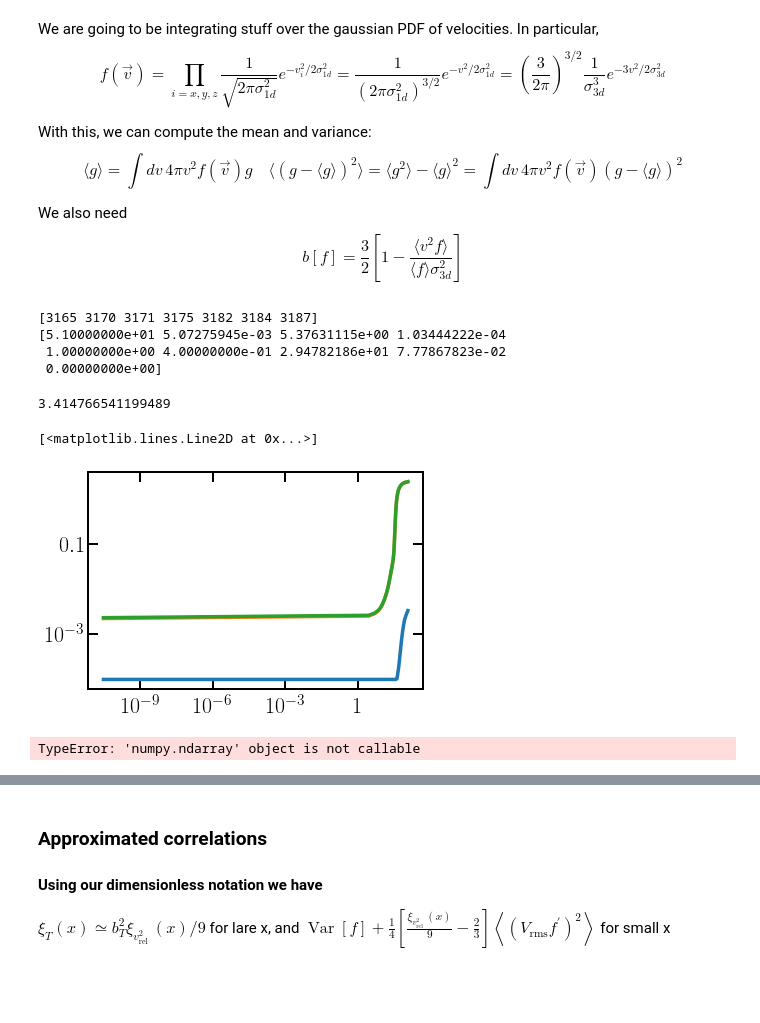
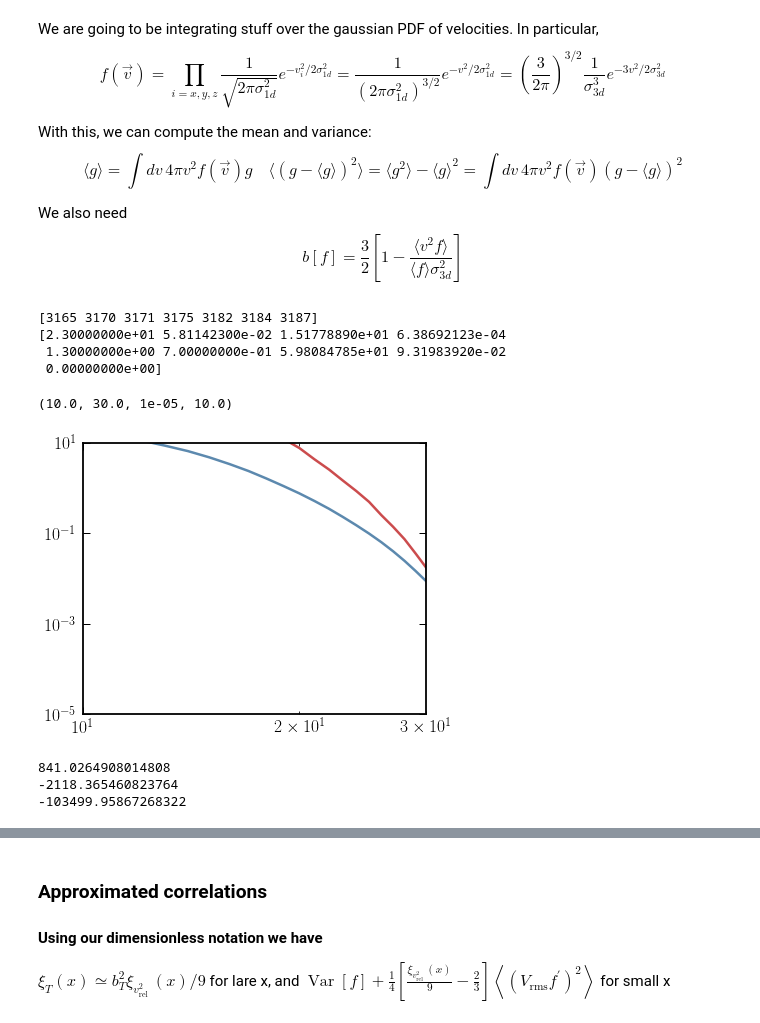
Before and after one commit to hongwanliu/millicharged_DM_with_bath, a Jupyter notebook: notebooks/Fluctuations_Working_Notebook.ipynb, the cells around one changed output, grey strips where cells are left out. Saved outputs shown, nothing was run; the diff lists cells and outputs as text; code cells hidden in the pictures; blank space fills up the shorter version.

```diff
--- a/notebooks/Fluctuations_Working_Notebook.ipynb
+++ b/notebooks/Fluctuations_Working_Notebook.ipynb
@@ -197,7 +227,7 @@ xA_data = scipy.io.loadmat('/users/hongwan/Dropbox (Princeton)/Fluctuations/for_
 
 # These are the entries where X-ray heating is small. Pick any of these indices.
 print(np.argwhere(xA_param['PTout'][:,3] < 1e-3).flatten()[-7:])
-ind = 3165
+ind = 3184
 
 # print(xA_param['PTout'].shape)
 print(xA_param['PTout'][ind, :])
@@ -212,19 +242,22 @@ xA_ary[xA_ary <= 0] = 1e-100
 log10_xA_int = int1d(xA_z_ary, np.log10(xA_ary))
 # %% [output]
 [3165 3170 3171 3175 3182 3184 3187]
-[5.10000000e+01 5.07275945e-03 5.37631115e+00 1.03444222e-04
- 1.00000000e+00 4.00000000e-01 2.94782186e+01 7.77867823e-02
+[2.30000000e+01 5.81142300e-02 1.51778890e+01 6.38692123e-04
+ 1.30000000e+00 7.00000000e-01 5.98084785e+01 9.31983920e-02
  0.00000000e+00]
 # %%
-# plt.figure()
+plt.figure()
 
-# plt.loglog()
+plt.loglog()
 
-# for i in np.argwhere(xA_param['PTout'][:,3] < 1e-3).flatten()[-7:]:
+for i in np.argwhere(xA_param['PTout'][:,3] < 1e-3).flatten()[-2:]:
 
-#     plt.plot(xA_z_ary, xA_data['xAout'][i,:])
+    plt.plot(xA_z_ary, xA_data['xAout'][i,:])
 
-# plt.axis([10, 30, 1e-5, 10])
+plt.axis([10, 30, 1e-5, 10])
+# %% [output]
+(10.0, 30.0, 1e-05, 10.0)
+[figure, added]
 # %%
 # Baryon temperature data.
 
@@ -247,6 +280,7 @@ print(xA_z_17)
 xA_eff = xA_z_17 / (1 + T_se / Tblis) * np.exp(
     -2.06 * (Omega_b_h / 0.0327)**(1/3) * (Omega_m / 0.307)**(-1/6) * np.sqrt(18. / 10) * (Tblis / T_se)**(-2/3)
 )
+print(xA_eff)
 
 # Calculation of xc (see 1605.04357 Eq. 46, taken from Zygelman: https://iopscience.iop.org/article/10.1086/427682/pdf)
 
@@ -262,16 +296,3 @@ log10_kappa_10_int = int1d(T_kappa_10_ary, np.log10(kappa_10_ary), bounds_error=
 xc = 4 * 10**log10_kappa_10_int(Tblis) * nH * (18. ** 3) * T_star / 3. / A10 / (T_0 * 18.)
 
 x_tot_eff = xc + xA_eff
-# %% [output]
-3.414766541199489
-# %%
-plt.figure()
-
-plt.loglog()
-
-plt.plot(Vlis, xc)
-plt.plot(Vlis, xA_eff)
-plt.plot(Vlis, x_tot_eff)
-# %% [output]
-[<matplotlib.lines.Line2D at 0x...>]
-[figure, removed]
@@ -278,5 +314,5 @@ plt.plot(Vlis, x_tot_eff)
 # %%
-
+%autoreload
 
 # Old T21
 # T21lis = 36*(1-49.095/Tblis)
@@ -293,8 +329,13 @@ T21lis = (Tblis - T_0 * 18.) / 18. * (1. - np.exp(-tau))
 
 T21int=int1d(Vlis,T21lis,kind=2)
 
-meanT, varT, b2T= fluc.mean_f(T21lis,Vlis), fluc.var_f(T21lis,Vlis), fluc.bias_f(T21lis,Vlis)**2 * T21lis**2
+meanT, varT = fluc.mean_f(T21int, Vlis), fluc.var_f(T21int, Vlis)
+b2T = fluc.bias_f(T21int,Vlis)**2 * meanT**2
 
-dT2=fluc.var_f((np.diff(T21lis)/np.diff(Vlis))**2,Vlis[1:])*29**2
+
+
+dT2=fluc.var_f(int1d((np.diff(T21lis)/np.diff(Vlis))**2, Vlis[1:]),Vlis[1:])*29**2
 # %% [output]
-TypeError: 'numpy.ndarray' object is not callable
+841.0264908014808
+-2118.365460823764
+-103499.95867268322
```
Also changed, not shown: parts of 14 cells of this notebook, 2 other files.
